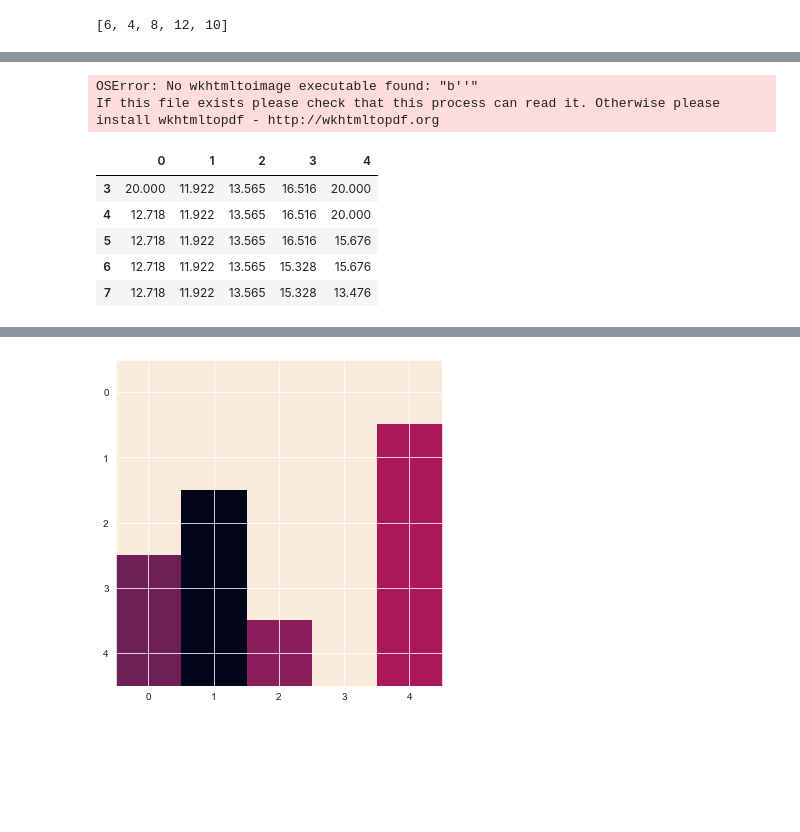
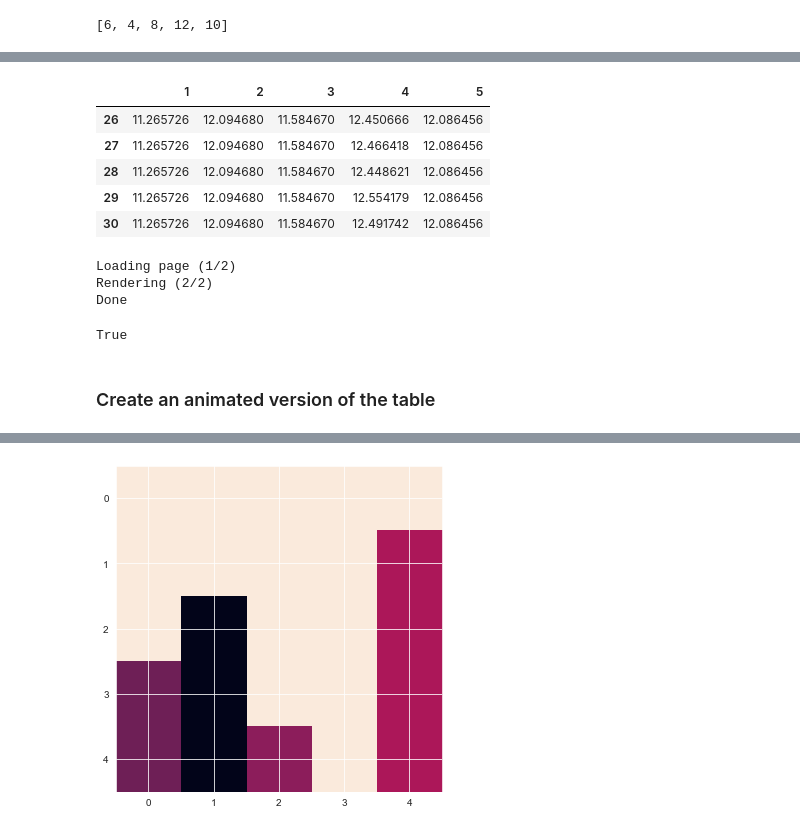
Before and after one commit to WhatIThinkAbout/BabyRobot, a Jupyter notebook: 00_PP_Epsilon_Greedy.ipynb, the cells around one changed output, grey strips where cells are left out. Cells and saved outputs as stored; diff of their text form; code cells hidden in the pictures; blank space fills up the shorter version.

```diff
--- a/00_PP_Epsilon_Greedy.ipynb
+++ b/00_PP_Epsilon_Greedy.ipynb
@@ -274,9 +298,10 @@ np.round(df[0:5],decimals=3)
 # %%
-small_df = df[1:6]
-html = small_df.style.apply(highlight_change_in_column).apply(highlight_max_row_value,axis=1,subset=small_df.index[-1]).render()
+small_df = df[26:32]
+small_df.style.apply(highlight_change_in_column).apply(highlight_max_row_value,axis=1,subset=small_df.index[-1])
+# %% [output]
+|  | 1 | 2 | 3 | 4 | 5 |
+| 26 | 11.265726 | 12.094680 | 11.584670 | 12.450666 | 12.086456 |
+| 27 | 11.265726 | 12.094680 | 11.584670 | 12.466418 | 12.086456 |
+| 28 | 11.265726 | 12.094680 | 11.584670 | 12.448621 | 12.086456 |
+| 29 | 11.265726 | 12.094680 | 11.584670 | 12.554179 | 12.086456 |
+| 30 | 11.265726 | 12.094680 | 11.584670 | 12.491742 | 12.086456 |
-# %%
-import imgkit
-imgkit.from_string(html, 'styled_table.png')
-# %% [output]
-OSError: No wkhtmltoimage executable found: "b''"
-If this file exists please check that this process can read it. Otherwise please install wkhtmltopdf - http://wkhtmltopdf.org
@@ -285,12 +308,14 @@ X = [df[i:i+5] for i in range(df.shape[0]-4)]
-# %%
-# for i in range(3):
-# with open('my_file.html', 'w') as fo:
-#     tsod.to_html(fo)
-X[3].style.apply(highlight_change_in_column).apply(highlight_max_row_value,axis=1,subset=X[3].index[-1])
-# %% [output]
-|  | 0 | 1 | 2 | 3 | 4 |
-| 3 | 20.000 | 11.922 | 13.565 | 16.516 | 20.000 |
-| 4 | 12.718 | 11.922 | 13.565 | 16.516 | 20.000 |
-| 5 | 12.718 | 11.922 | 13.565 | 16.516 | 15.676 |
-| 6 | 12.718 | 11.922 | 13.565 | 15.328 | 15.676 |
-| 7 | 12.718 | 11.922 | 13.565 | 15.328 | 13.476 |
+# %%
+import imgkit
+
+# write the table for the first 20 time steps to an image
+small_df = df[0:21]
+html = small_df.style.apply(highlight_change_in_column).apply(highlight_max_row_value,axis=1,subset=small_df.index[-1]).render()
+imgkit.from_string(html, f'Optimistic/full.png', options = {'crop-w':'400'})
+# %% [output]
+Loading page (1/2)
+Rendering (2/2)
+Done
+True
+# %% [markdown]
+### Create an animated version of the table
```
Also changed, not shown: parts of 15 cells of this notebook.
